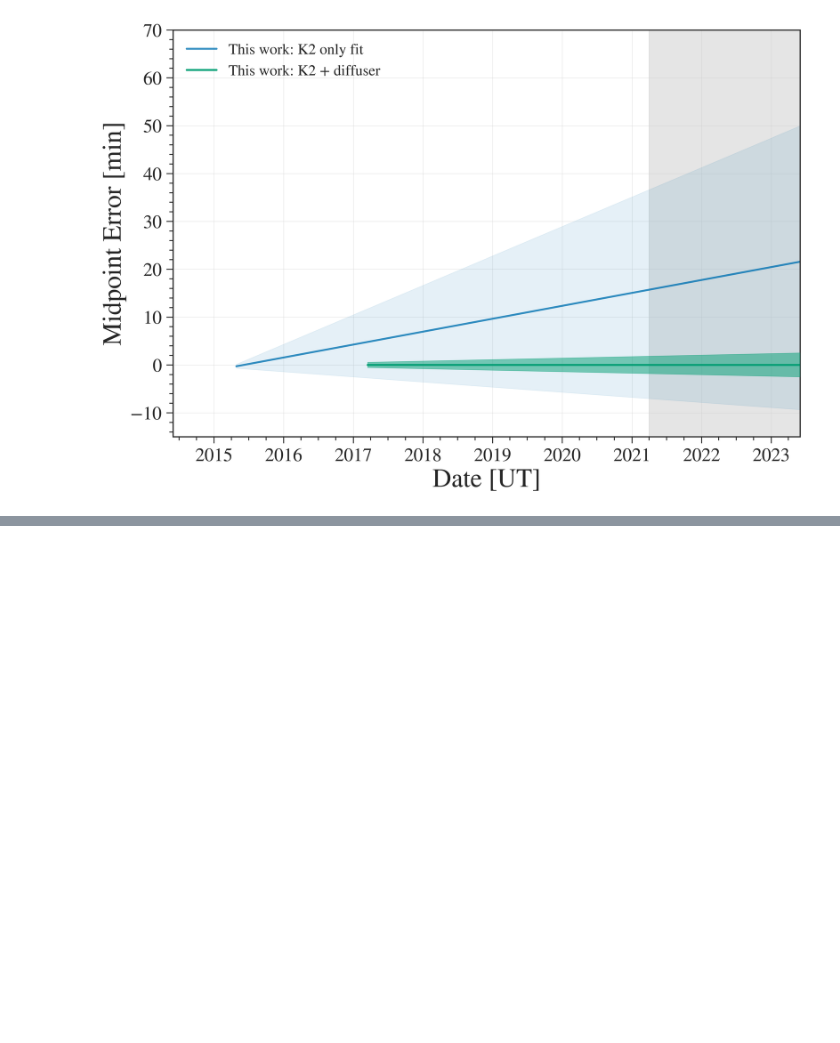
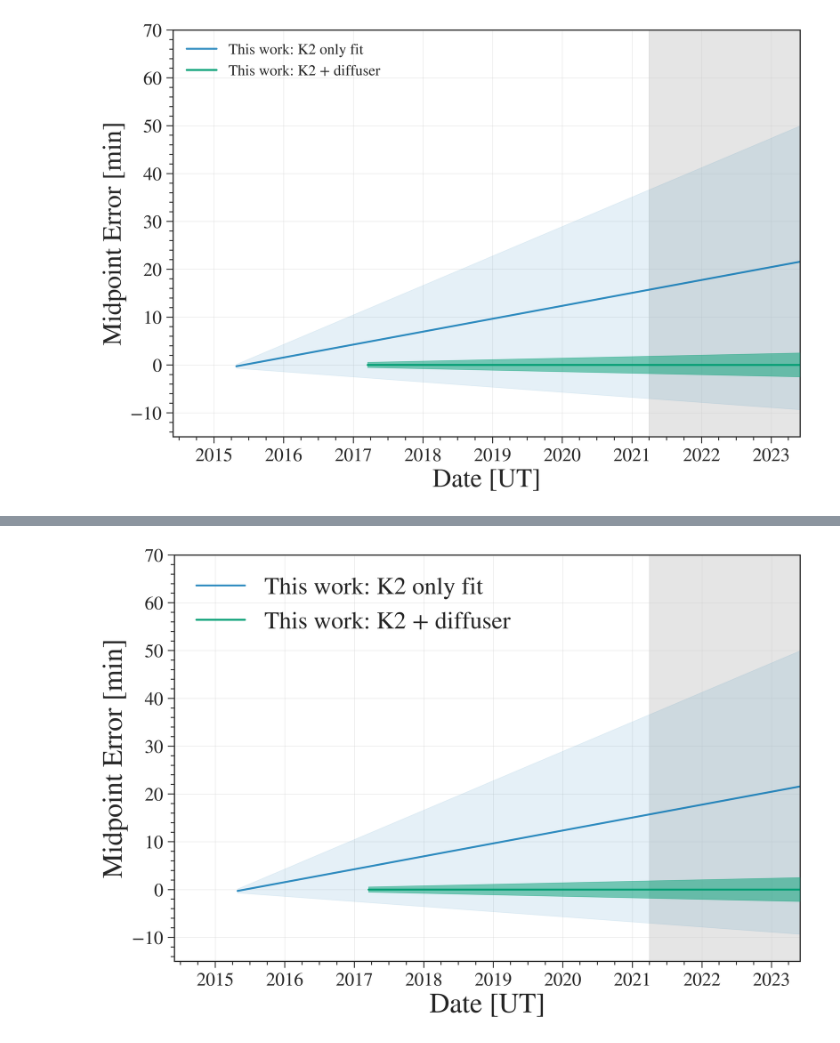
Before and after one commit to gummiks/Diffuser-Assisted-K2-Followup, a Jupyter notebook: notebooks/6 - Transit Ephemeris Plots.ipynb, the cells around one changed output, grey strips where cells are left out. Drawn from its saved outputs; the diff is of its cells as text; code cells hidden in the pictures; blank space fills up the shorter version.

```diff
--- a/notebooks/6 - Transit Ephemeris Plots.ipynb
+++ b/notebooks/6 - Transit Ephemeris Plots.ipynb
@@ -251,0 +364,62 @@ fig.savefig('../figures/ephemeris_k2_100b.png',dpi=200)
+# %%
+STOP = '2023-06-01 00:00:00'
+# K2
+P_1      = 1.673911
+P_1_err1 = 0.000011
+P_1_err2 = 0.000012
+TC_1     = 2457140.7194
+TC_1_err1= 0.00029
+TC_1_err2= 0.00029
+print(utils.jd2datetime([TC_1])[0])
+# Joint
+P_2      = 1.6739024
+P_2_err1 = 0.0000010
+P_2_err2 = 0.0000010
+TC_2     = 2457828.69348
+TC_2_err1= 0.00040
+TC_2_err2= 0.00037
+print(utils.jd2datetime([TC_2])[0])
+fig, ax = plt.subplots(figsize=(12,8),dpi=200)
+
+df_ref, df_com =  transit_ephemeris_plots.plot_transit_ephemeris_error_comparison(P_1,
+                                                          TC_1,
+                                                          P_1_err1,
+                                                          P_1_err2,
+                                                          TC_1_err1,
+                                                          TC_1_err2,
+                                                          P_2,
+                                                          TC_2,
+                                                          P_2_err1,
+                                                          P_2_err2,
+                                                          TC_2_err1,
+                                                          TC_2_err2,
+                                                          start=str(utils.jd2datetime([TC_1])[0]),#"2014-11-18 18:00:00",
+                                                          stop=STOP,ax=ax,plot=False)
+
+
+ax.fill_between(df_com.index,df_com['ephemeris_drift_err1'],df_com['ephemeris_drift_err2'],alpha=0.1,color=cp[0])
+ax.plot(df_com.index,df_com['ephemeris_drift'],color=cp[0],alpha=0.8,ls='-',lw=2,zorder=1)
+
+ax.plot(df_ref.index,df_ref['ephemeris_drift'],color=cp[1],ls='-',lw=2)
+ax.fill_between(df_ref.index,df_ref['ephemeris_drift_err1'],df_ref['ephemeris_drift_err2'],
+                alpha=0.5,color=cp[1],zorder=3)
+
+lines, handles = ax.get_legend_handles_labels()
+ax.legend(lines,['This work: K2 only fit','This work: K2 + diffuser'],
+          loc='upper left',fontsize=26)
+
+ax.grid(lw=0.5,alpha=0.5)
+ax.minorticks_on()
+ax.tick_params(axis='both',labelsize=20,pad=5)
+ax.set_xlabel("Date [UT]",fontsize=30)
+ax.set_ylabel("Midpoint Error [min]",fontsize=30)
+ax.set_xlim('2014-06-01 00:00:00',STOP)
+ylim = (-15,70)
+ax.set_ylim(ylim)
+
+x = utils.arange_time('2021-03-30T00:00:00','2023-06-01T00:00:00')
+y_min = ylim[0]*np.ones(len(x))
+y_max = ylim[1]*np.ones(len(x))
+ax.fill_between(x,y_min,y_max,color='gray',alpha=0.2,zorder=-1)
+fig.savefig('../figures/ephemeris_k2_100b_larger.png',dpi=200)
+# %% [output]
@@ -251,0 +428 @@ fig.savefig('../figures/ephemeris_k2_100b.png',dpi=200)
+[figure, added]
```
Also changed, not shown: parts of 3 cells of this notebook, 1 other file.
